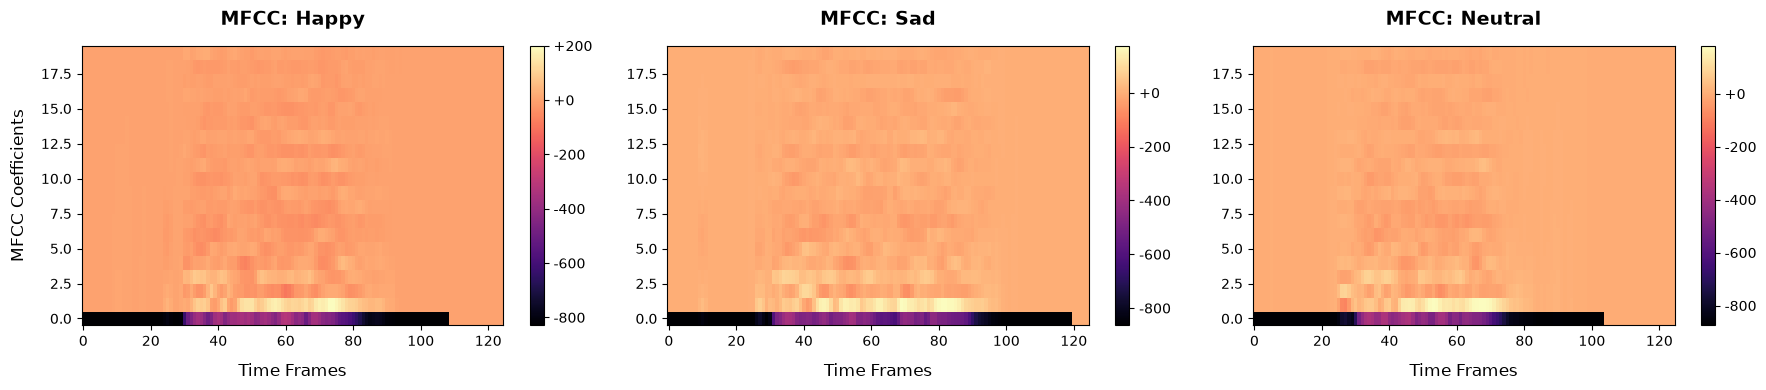
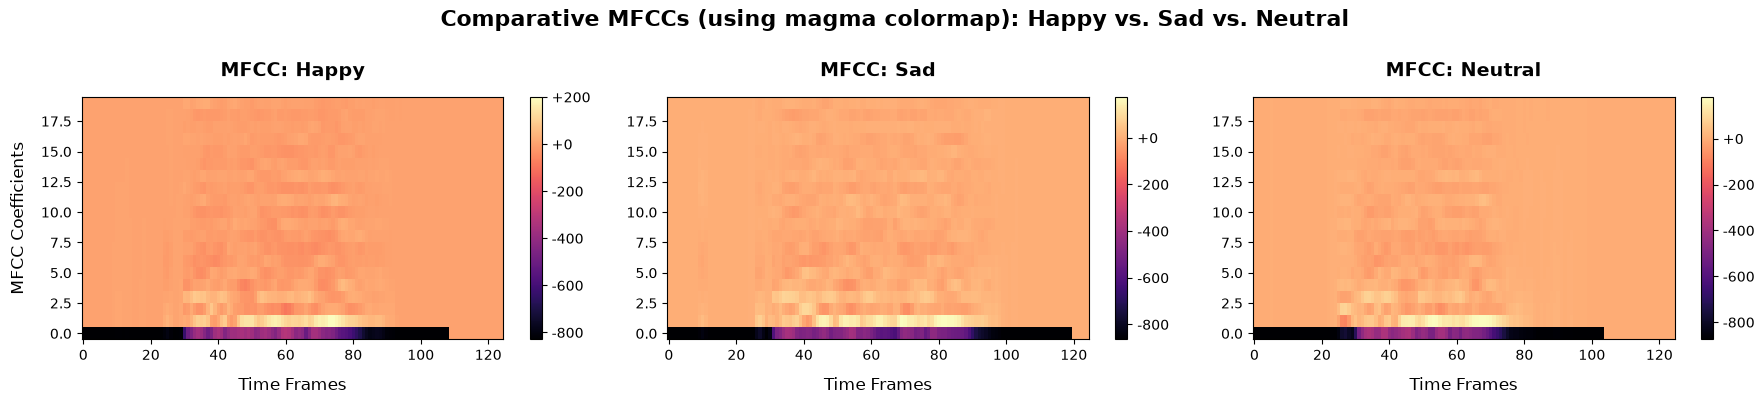
Unified diff of the notebook cell whose output changed from the first chart to the second:
--- before
+++ after
@@ -30,4 +30,5 @@
 plt.colorbar(format='%+2.0f')
 
+plt.suptitle("Comparative MFCCs (using magma colormap): Happy vs. Sad vs. Neutral", fontsize=16, fontweight='bold', y=1)
 plt.tight_layout()
 plt.show()

Commit: Routine update